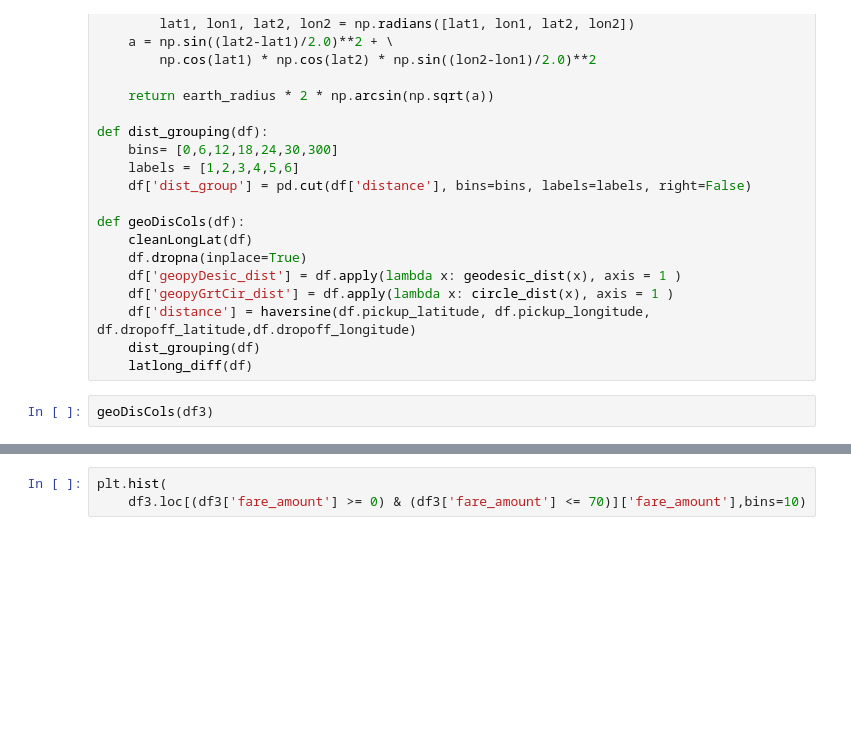
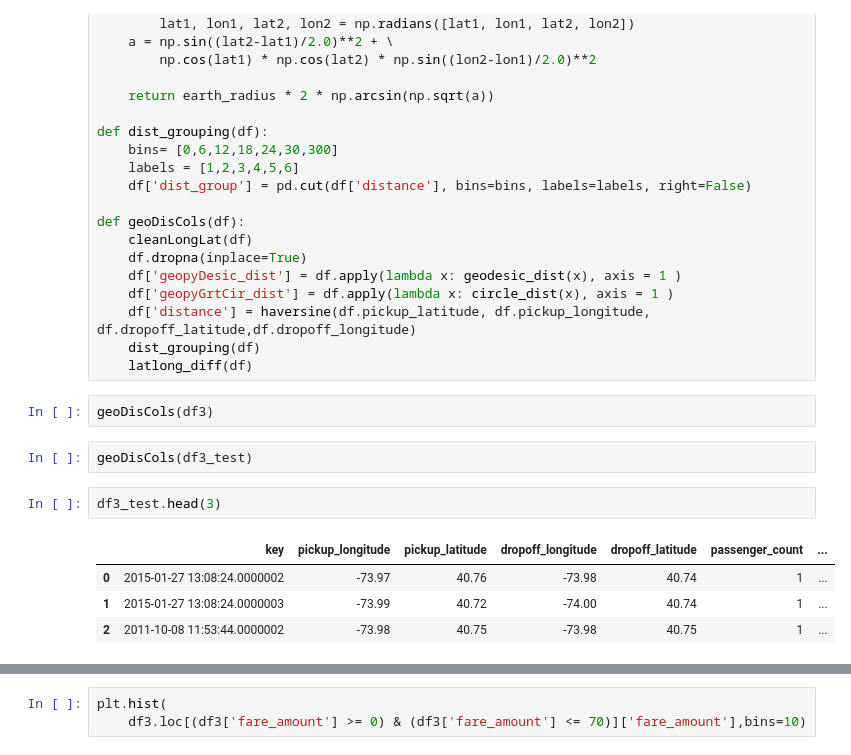
Before and after one commit to 1pritesh1/100-days-of-python, a Jupyter notebook: NY_Taxi_Fare_Predict_v1.ipynb, the cells around one changed output, grey strips where cells are left out. Cells and saved outputs as stored; diff of their text form; blank space fills up the shorter version.

```diff
--- a/NY_Taxi_Fare_Predict_v1.ipynb
+++ b/NY_Taxi_Fare_Predict_v1.ipynb
@@ -225,3 +225,12 @@ def geoDisCols(df):
     latlong_diff(df)
 # %%
 geoDisCols(df3)
+# %%
+geoDisCols(df3_test)
+# %%
+df3_test.head(3)
+# %% [output]
+|  | key | pickup_longitude | pickup_latitude | dropoff_longitude | dropoff_latitude | passenger_count | ... |
+| 0 | 2015-01-27 13:08:24.0000002 | -73.97 | 40.76 | -73.98 | 40.74 | 1 | ... |
+| 1 | 2015-01-27 13:08:24.0000003 | -73.99 | 40.72 | -74.00 | 40.74 | 1 | ... |
+| 2 | 2011-10-08 11:53:44.0000002 | -73.98 | 40.75 | -73.98 | 40.75 | 1 | ... |
```
Also changed, not shown: parts of 7 cells of this notebook.
